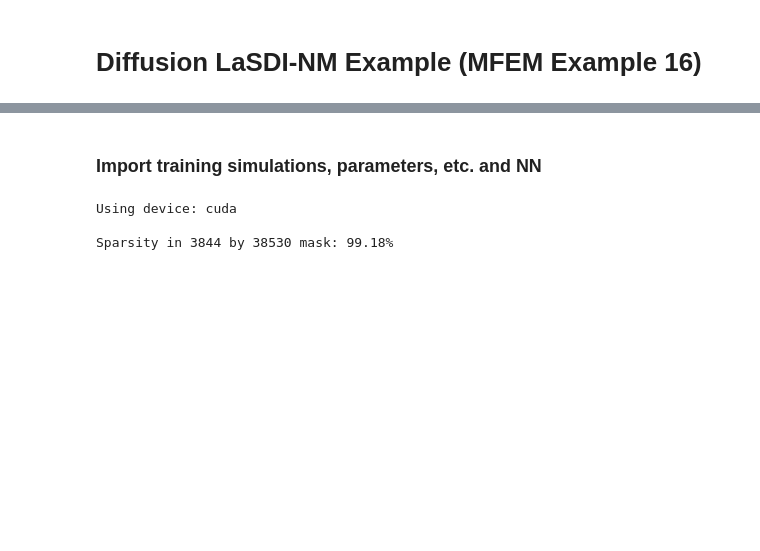
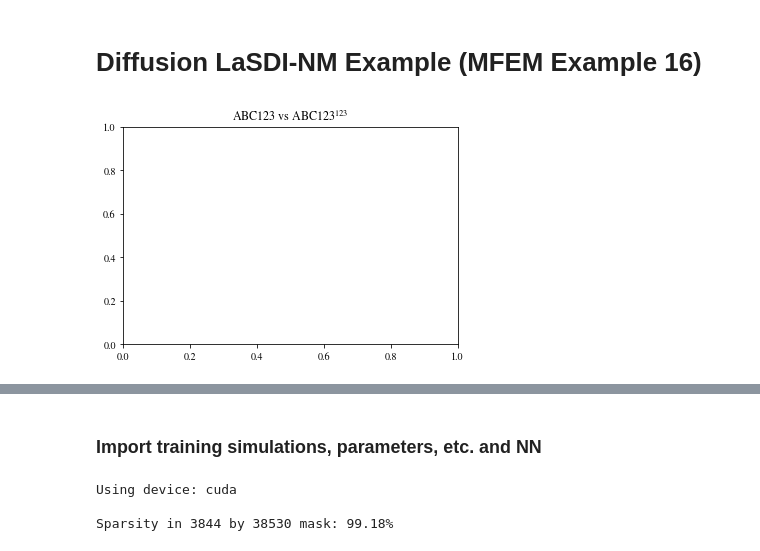
Before and after one commit to LLNL/LaSDI, a Jupyter notebook: Diffusion/LaSDI_MFEM_EX16_NM.ipynb, the cells around one changed output, grey strips where cells are left out. Drawn from its saved outputs; the diff is of its cells as text; code cells hidden in the pictures; blank space fills up the shorter version.

```diff
--- a/Diffusion/LaSDI_MFEM_EX16_NM.ipynb
+++ b/Diffusion/LaSDI_MFEM_EX16_NM.ipynb
@@ -28,3 +29,19 @@ from LaSDI import LaSDI
+# %%
+matplotlib.rcParams['mathtext.fontset'] = 'stix'
+matplotlib.rcParams['font.family'] = 'STIXGeneral'
+matplotlib.pyplot.title(r'ABC123 vs $\mathrm{ABC123}^{123}$')
+plt.rcParams['font.size'] = 20
+plt.rcParams['axes.linewidth'] = 2
+plt.rcParams['lines.linewidth'] = 3
+plt.rcParams['lines.markersize'] = 10
+plt.rcParams['axes.spines.right'] = False
+plt.rcParams['axes.spines.top'] = False
+plt.rcParams['legend.frameon'] = False
+plt.rcParams['legend.fontsize'] = 24
+plt.rcParams['axes.labelsize'] = 28
+plt.rcParams['figure.dpi'] = 150
+# %% [output]
+[figure, added]
 # %%
 !nvidia-smi
 torch.cuda.empty_cache()
```
Also changed, not shown: parts of 8 cells of this notebook, 4 other files.
